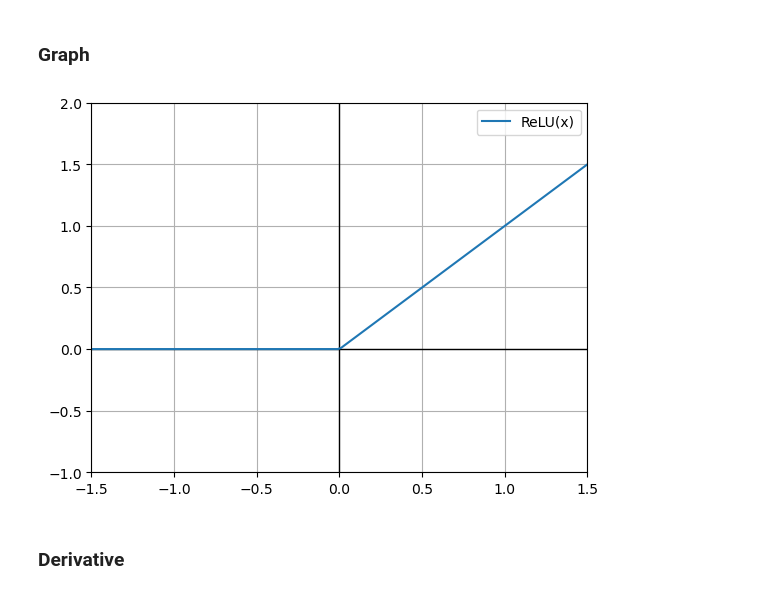
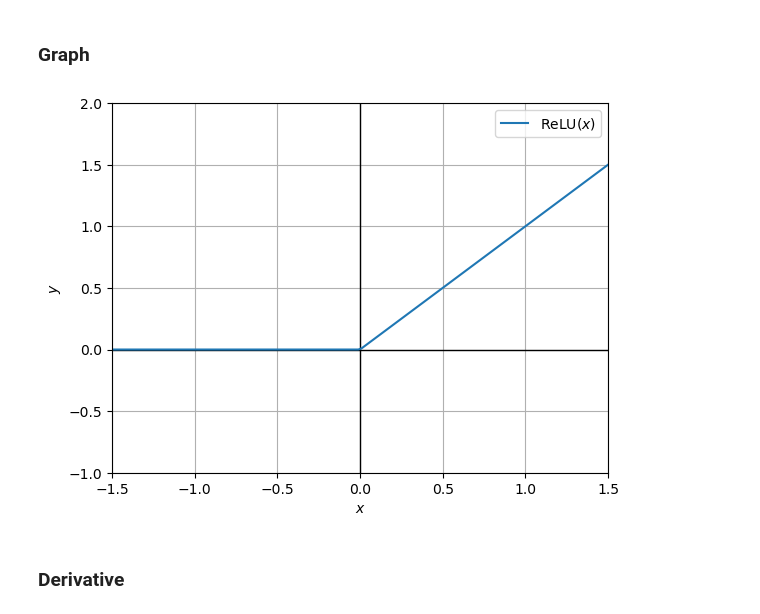
Before and after one commit to DanielZhicool/Deep-Learning, a Jupyter notebook: Lab_1.ipynb, the cells around one changed output. Cells and saved outputs as stored; diff of their text form; code cells hidden in the pictures.

```diff
--- a/Lab_1.ipynb
+++ b/Lab_1.ipynb
@@ -31,6 +32,8 @@ def Plot(x, y, name, xlim = [-1.5, 1.5], ylim = [-1, 2]):
     plt.plot(x, y, label=name)
     plt.xlim(xlim)
     plt.ylim(ylim)
+    plt.xlabel('$x$')
+    plt.ylabel('$y$')
 
     plt.grid()
     plt.legend()
@@ -70,9 +73,9 @@ array([[ 0,  0,  0,  0,  0,  0,  0,  0],
 # %% [markdown]
 ### Graph
 # %%
-Plot(x, relu(x), 'ReLU(x)')
+Plot(x, relu(x), 'ReLU$(x)$')
 # %% [output]
-[figure, old version]
+[figure, new version]
 # %% [markdown]
 ### Derivative
 # %% [markdown]
```
Also changed, not shown: parts of 23 cells of this notebook.
